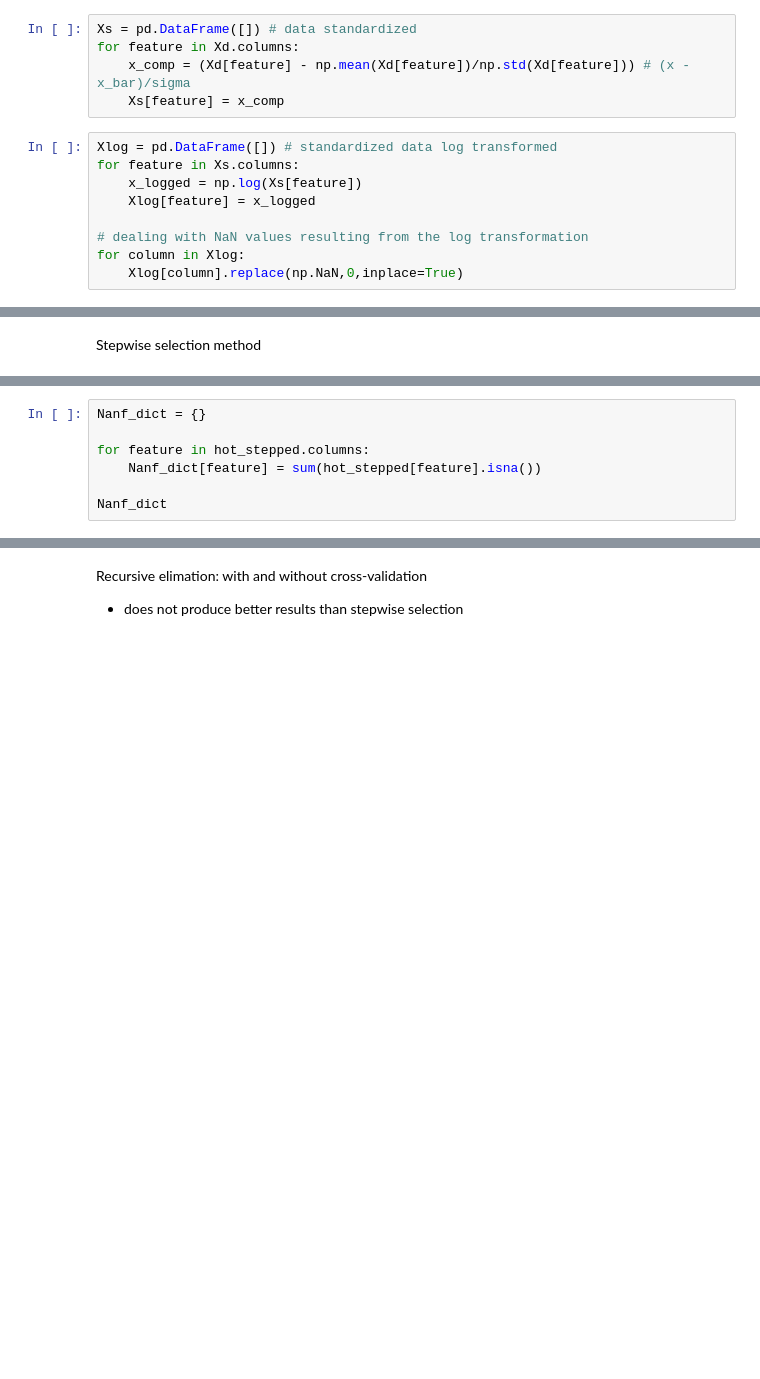
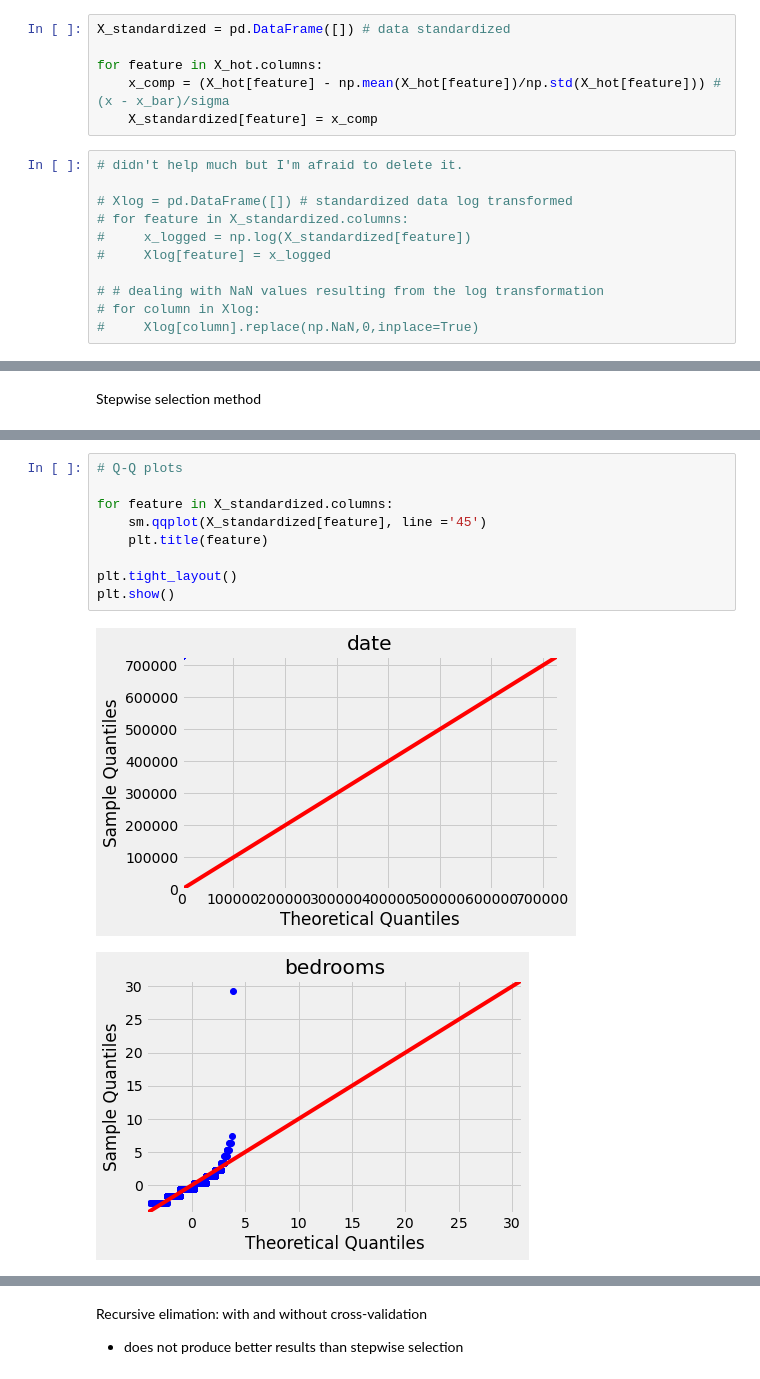
Before and after one commit to Zeth-Abney/Flatiron-school, a Jupyter notebook: phase-2/PROJECT/EDA-four.ipynb, the cells around one changed output, grey strips where cells are left out. Drawn from its saved outputs; the diff is of its cells as text; blank space fills up the shorter version.

```diff
--- a/phase-2/PROJECT/EDA-four.ipynb
+++ b/phase-2/PROJECT/EDA-four.ipynb
@@ -347,19 +379,22 @@ investigate feature rankings using:
 - stepwise method
 - recursive elimination
 # %%
-Xs = pd.DataFrame([]) # data standardized
-for feature in Xd.columns:
-    x_comp = (Xd[feature] - np.mean(Xd[feature])/np.std(Xd[feature])) # (x - x_bar)/sigma
-    Xs[feature] = x_comp
+X_standardized = pd.DataFrame([]) # data standardized
+
+for feature in X_hot.columns:
+    x_comp = (X_hot[feature] - np.mean(X_hot[feature])/np.std(X_hot[feature])) # (x - x_bar)/sigma
+    X_standardized[feature] = x_comp
 # %%
-Xlog = pd.DataFrame([]) # standardized data log transformed
-for feature in Xs.columns:
-    x_logged = np.log(Xs[feature])
-    Xlog[feature] = x_logged
+# didn't help much but I'm afraid to delete it.
 
-# dealing with NaN values resulting from the log transformation
-for column in Xlog:
-    Xlog[column].replace(np.NaN,0,inplace=True)
+# Xlog = pd.DataFrame([]) # standardized data log transformed
+# for feature in X_standardized.columns:
+#     x_logged = np.log(X_standardized[feature])
+#     Xlog[feature] = x_logged
+
+# # dealing with NaN values resulting from the log transformation
+# for column in Xlog:
+#     Xlog[column].replace(np.NaN,0,inplace=True)
 # %% [markdown]
 Create a baseline model for refrence
 # %%
@@ -414,7 +524,0 @@ stepped_model.summary()
-# %%
-Nanf_dict = {}
-
-for feature in hot_stepped.columns:
-    Nanf_dict[feature] = sum(hot_stepped[feature].isna())
-
-Nanf_dict
@@ -423,0 +542,12 @@ hot_step_model.summary()
+# %%
+# Q-Q plots
+
+for feature in X_standardized.columns:
+    sm.qqplot(X_standardized[feature], line ='45')
+    plt.title(feature)
+
+plt.tight_layout()
+plt.show()
+# %% [output]
+[figure, added]
+[figure, added]
```
Also changed, not shown: parts of 30 cells of this notebook.
